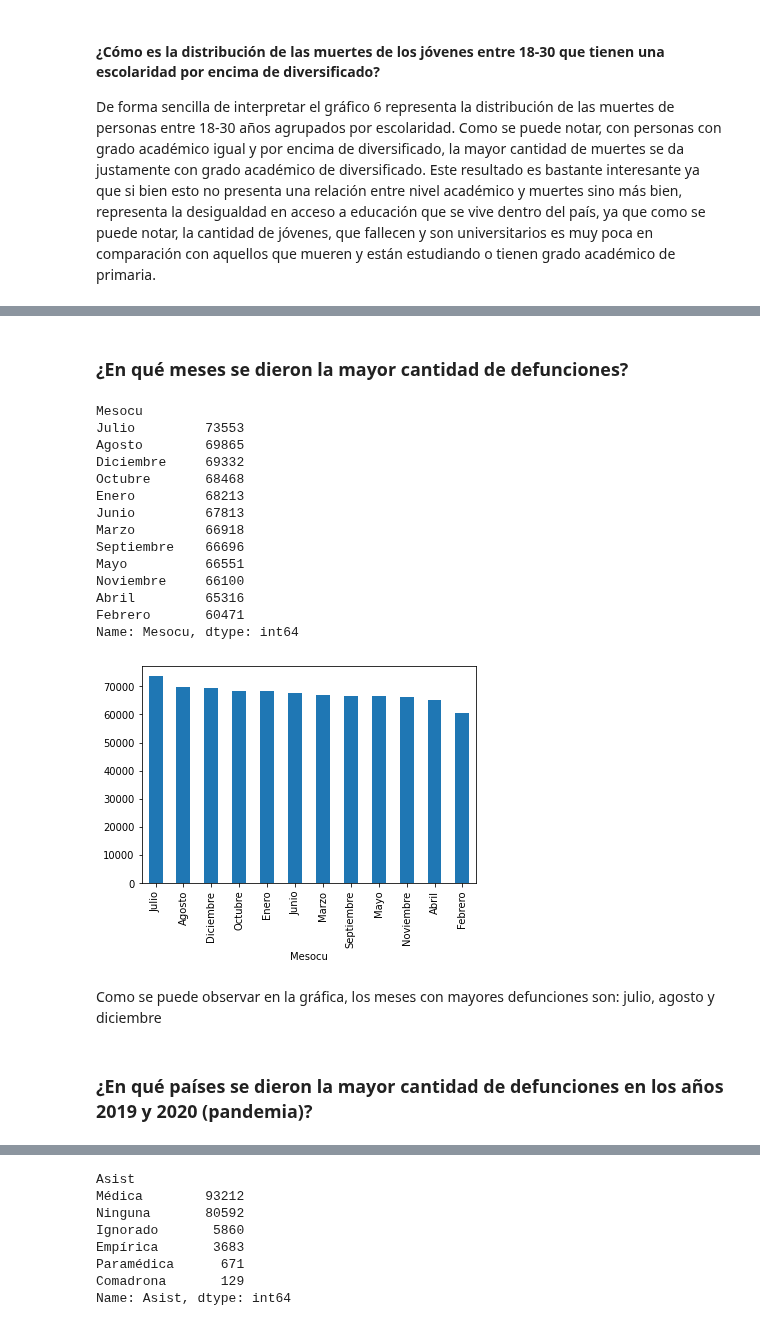
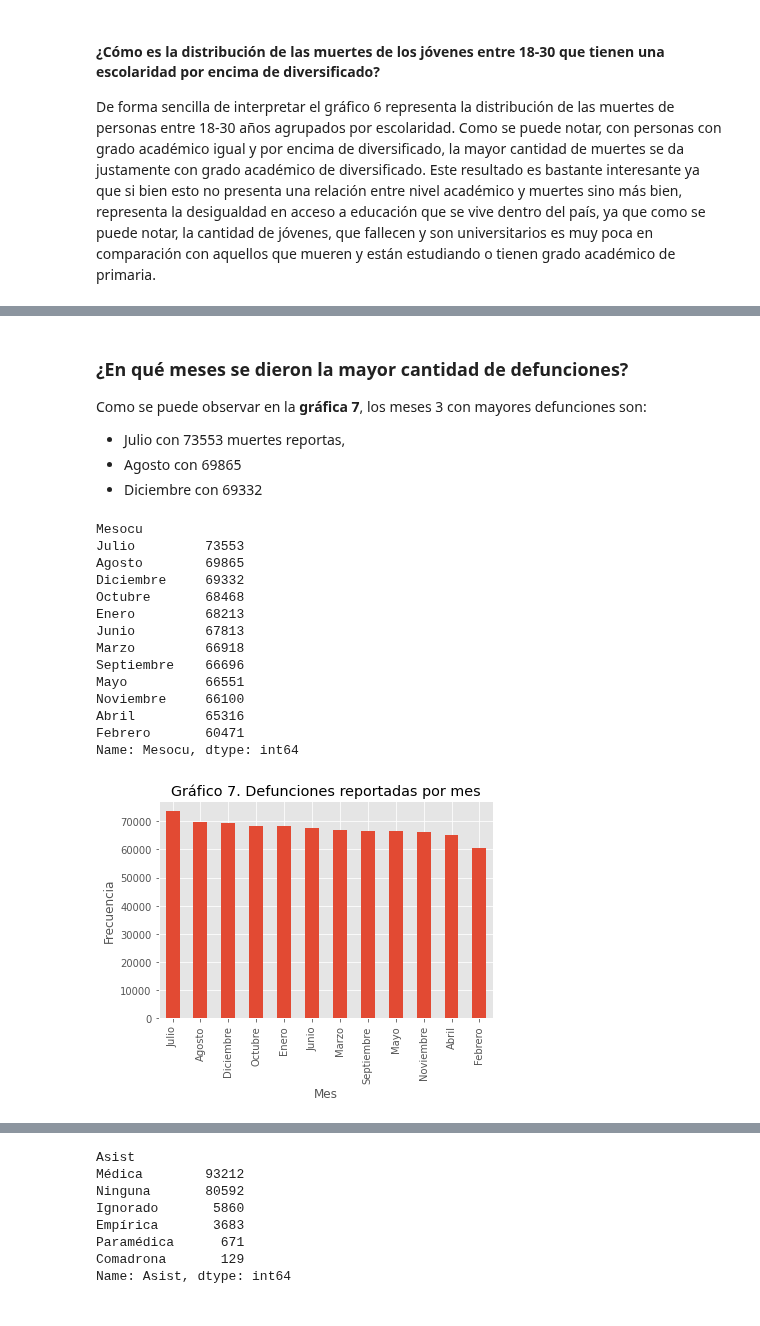
Before and after one commit to Orlando19943/Proyecto1-DM, a Jupyter notebook: project.ipynb, the cells around one changed output, grey strips where cells are left out. Cells and saved outputs as stored; diff of their text form; code cells hidden in the pictures.

```diff
--- a/project.ipynb
+++ b/project.ipynb
@@ -351,29 +738,32 @@ del young
 # %% [markdown]
 ### ¿En qué meses se dieron la mayor cantidad de defunciones?
+
+Como se puede observar en la **gráfica 7**, los meses 3 con mayores defunciones son:
+- Julio con 73553 muertes reportas,
+- Agosto con 69865
+- Diciembre con 69332
 # %%
 month = deaths.groupby(["Mesocu"])["Mesocu"].count().sort_values(ascending=False)
-month
+display(month)
+
+month.plot.bar()
+plt.title('Gráfico 7. Defunciones reportadas por mes')
+plt.xlabel('Mes')
+plt.ylabel('Frecuencia')
+del month
 # %% [output]
 Mesocu
 Julio         73553
 Agosto        69865
 Diciembre     69332
 Octubre       68468
 Enero         68213
 Junio         67813
 Marzo         66918
 Septiembre    66696
 Mayo          66551
 Noviembre     66100
 Abril         65316
 Febrero       60471
 Name: Mesocu, dtype: int64
+[figure, added]
-# %%
-month.plot.bar()
-del month
-# %% [output]
-[figure, removed]
-# %% [markdown]
-Como se puede observar en la gráfica, los meses con mayores defunciones son: julio, agosto y diciembre
-# %% [markdown]
-### ¿En qué países se dieron la mayor cantidad de defunciones en los años 2019 y 2020 (pandemia)?
```
Also changed, not shown: parts of 61 cells of this notebook, 1 other file.
